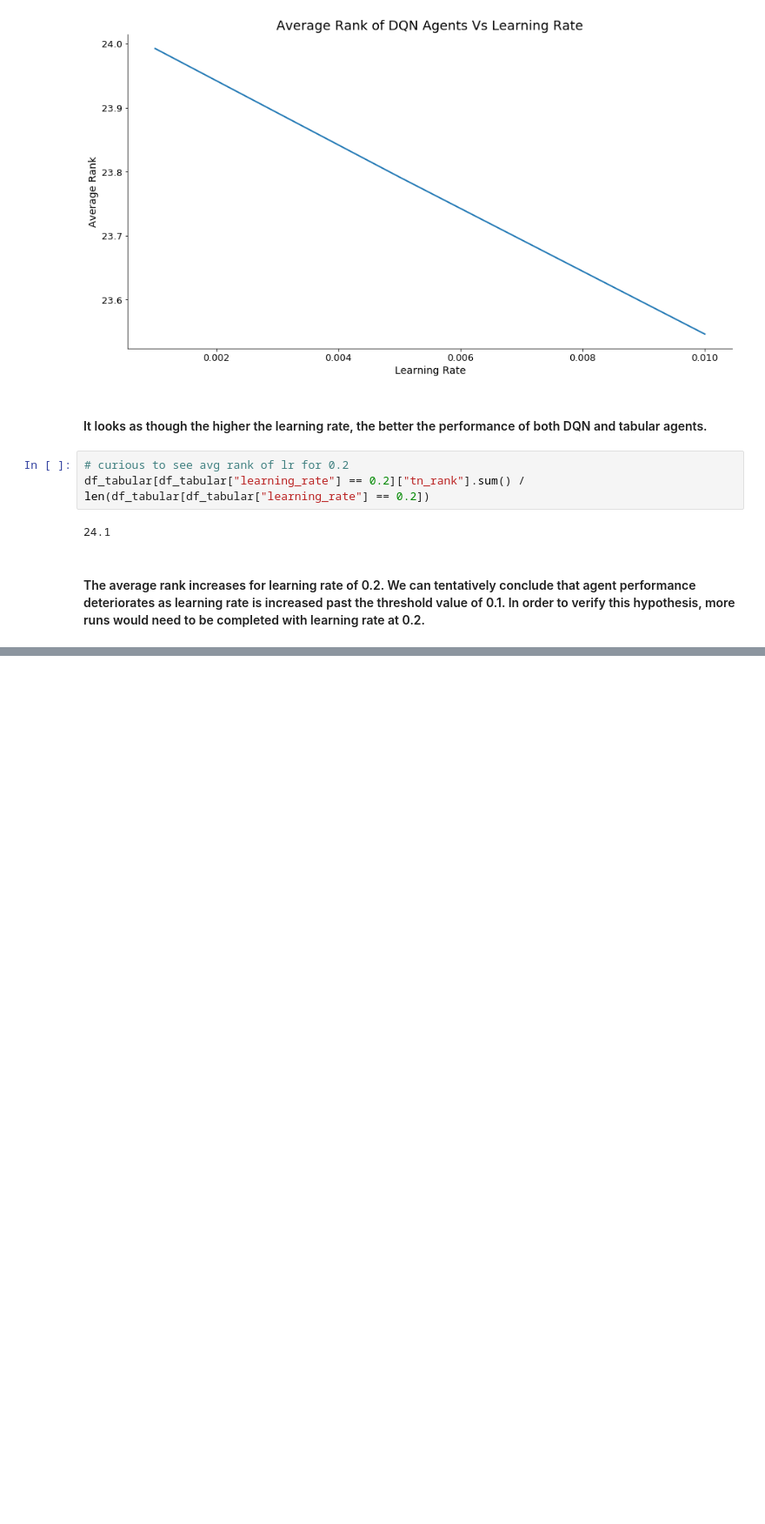
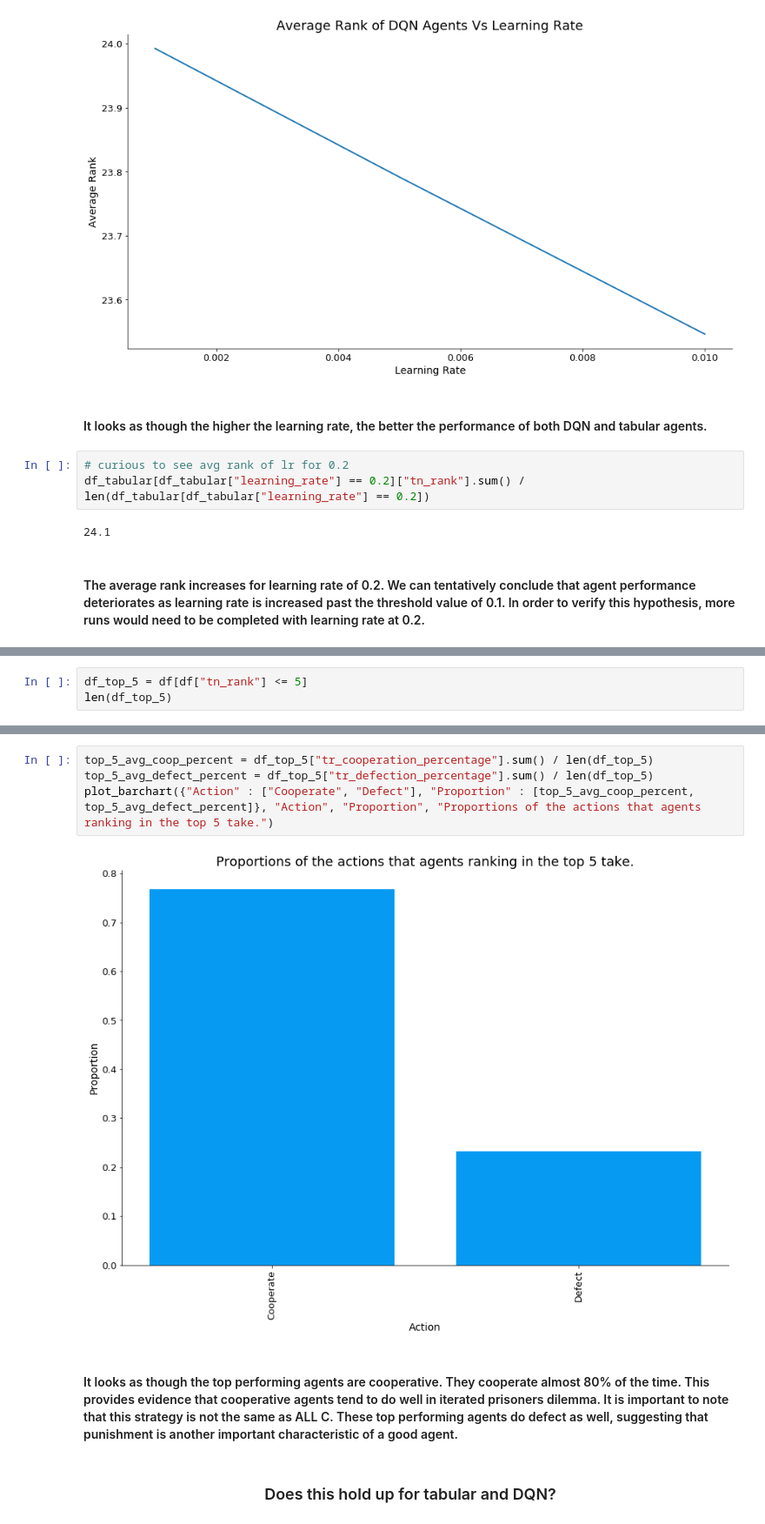
Before and after one commit to UCL-COMP0031-2022-Project-10/tournament, a Jupyter notebook: results/Data Analysis .ipynb, the cells around one changed output, grey strips where cells are left out. Shown at 87% size. Cells and saved outputs as stored; diff of their text form; blank space fills up the shorter version.

```diff
--- a/results/Data Analysis .ipynb
+++ b/results/Data Analysis .ipynb
@@ -487,0 +497,3 @@ df_tabular[df_tabular["learning_rate"] == 0.2]["tn_rank"].sum() / len(df_tabular
+# %%
+df_top_5 = df[df["tn_rank"] <= 5]
+len(df_top_5)
@@ -487,0 +511,10 @@ df_tabular[df_tabular["learning_rate"] == 0.2]["tn_rank"].sum() / len(df_tabular
+# %%
+top_5_avg_coop_percent = df_top_5["tr_cooperation_percentage"].sum() / len(df_top_5)
+top_5_avg_defect_percent = df_top_5["tr_defection_percentage"].sum() / len(df_top_5)
+plot_barchart({"Action" : ["Cooperate", "Defect"], "Proportion" : [top_5_avg_coop_percent, top_5_avg_defect_percent]}, "Action", "Proportion", "Proportions of the actions that agents ranking in the top 5 take.")
+# %% [output]
+[figure, added]
+# %% [markdown]
+<h4>It looks as though the top performing agents are cooperative. They cooperate almost 80% of the time. This provides evidence that cooperative agents tend to do well in iterated prisoners dilemma. It is important to note that this strategy is not the same as ALL C. These top performing agents do defect as well, suggesting that punishment is another important characteristic of a good agent.</h4>
+# %% [markdown]
+<h3><center>Does this hold up for tabular and DQN?</center></h3>
```
Also changed, not shown: parts of 45 cells of this notebook.
